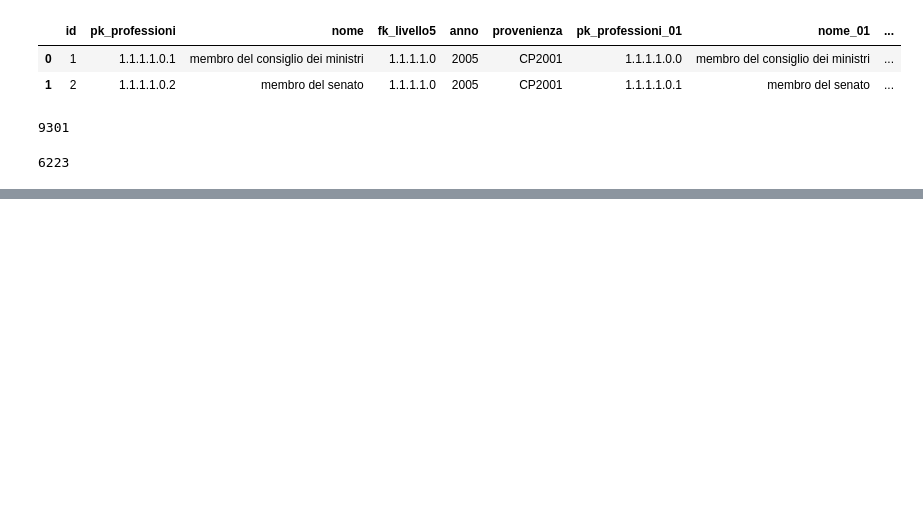
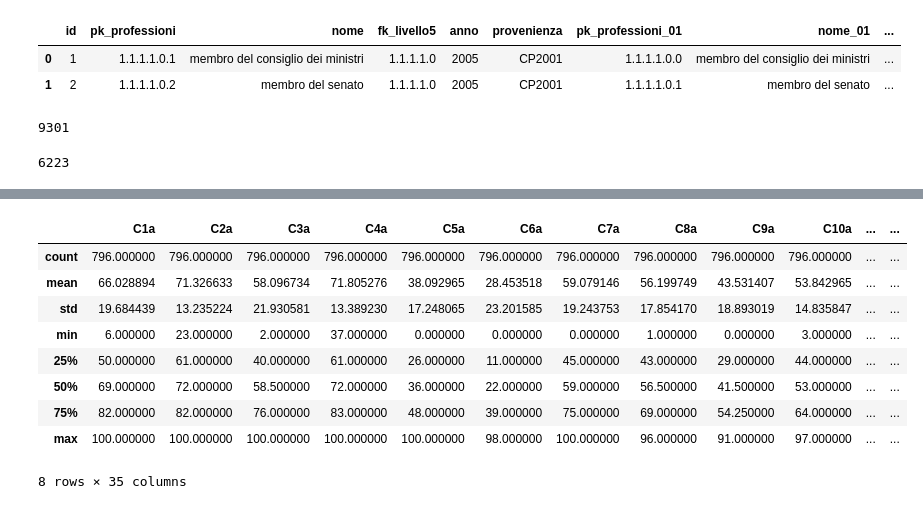
Before and after one commit to DigitalCommonsLab/isfoldata, a Jupyter notebook: data investigation.ipynb, the cells around one changed output, grey strips where cells are left out. Drawn from its saved outputs; the diff is of its cells as text; code cells hidden in the pictures; blank space fills up the shorter version.

```diff
--- a/data investigation.ipynb
+++ b/data investigation.ipynb
@@ -21,0 +50,13 @@ compiti.desc_attivita.unique().size
+# %%
+c.describe()
+# %% [output]
+|  | C1a | C2a | C3a | C4a | C5a | C6a | C7a | C8a | C9a | C10a | ... | ... |
+| count | 796.000000 | 796.000000 | 796.000000 | 796.000000 | 796.000000 | 796.000000 | 796.000000 | 796.000000 | 796.000000 | 796.000000 | ... | ... |
+| mean | 66.028894 | 71.326633 | 58.096734 | 71.805276 | 38.092965 | 28.453518 | 59.079146 | 56.199749 | 43.531407 | 53.842965 | ... | ... |
+| std | 19.684439 | 13.235224 | 21.930581 | 13.389230 | 17.248065 | 23.201585 | 19.243753 | 17.854170 | 18.893019 | 14.835847 | ... | ... |
+| min | 6.000000 | 23.000000 | 2.000000 | 37.000000 | 0.000000 | 0.000000 | 0.000000 | 1.000000 | 0.000000 | 3.000000 | ... | ... |
+| 25% | 50.000000 | 61.000000 | 40.000000 | 61.000000 | 26.000000 | 11.000000 | 45.000000 | 43.000000 | 29.000000 | 44.000000 | ... | ... |
+| 50% | 69.000000 | 72.000000 | 58.500000 | 72.000000 | 36.000000 | 22.000000 | 59.000000 | 56.500000 | 41.500000 | 53.000000 | ... | ... |
+| 75% | 82.000000 | 82.000000 | 76.000000 | 83.000000 | 48.000000 | 39.000000 | 75.000000 | 69.000000 | 54.250000 | 64.000000 | ... | ... |
+| max | 100.000000 | 100.000000 | 100.000000 | 100.000000 | 100.000000 | 98.000000 | 100.000000 | 96.000000 | 91.000000 | 97.000000 | ... | ... |
+8 rows × 35 columns
```
Also changed, not shown: parts of 6 cells of this notebook, 2 other files.
